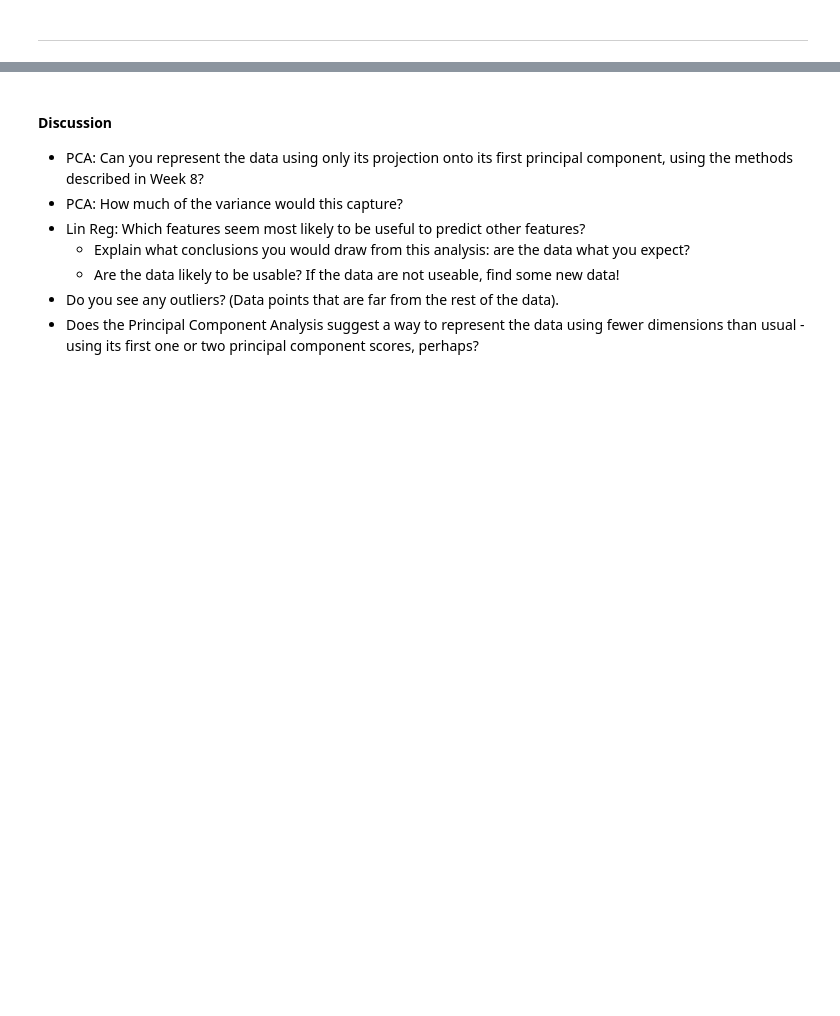
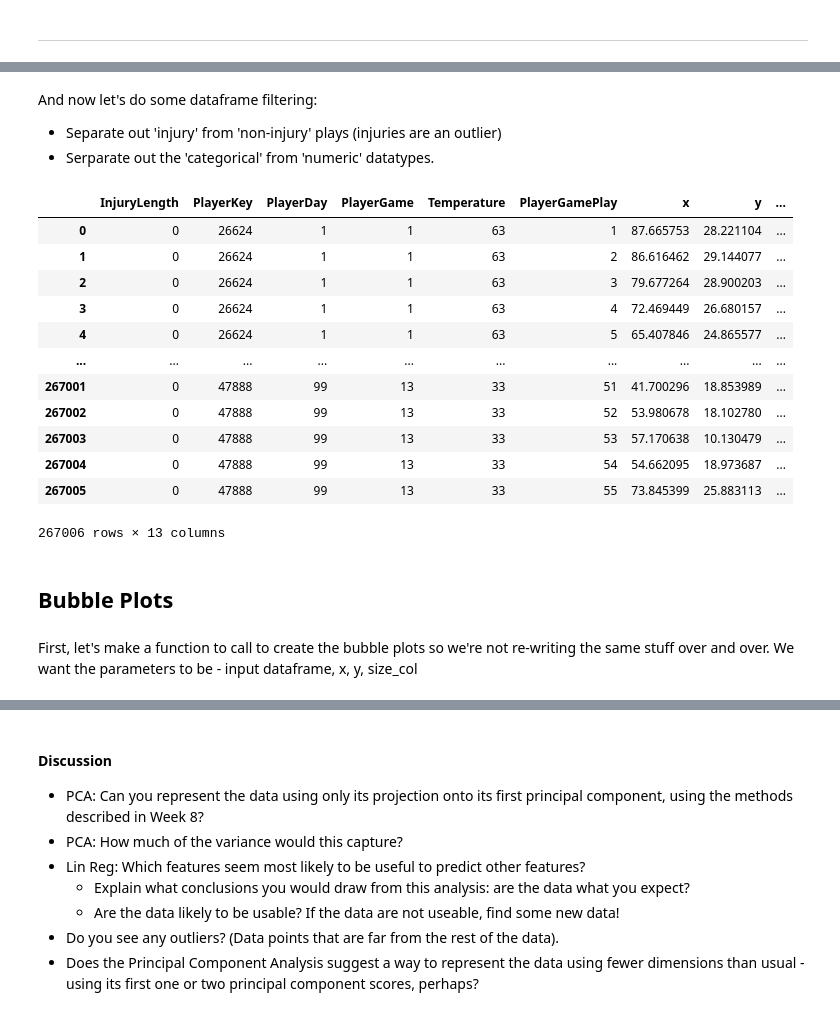
Before and after one commit to LeeMcFarling/AFL_Project, a Jupyter notebook: AFL_Final_Project/Week9.ipynb, the cells around one changed output, grey strips where cells are left out. Drawn from its saved outputs; the diff is of its cells as text; code cells hidden in the pictures; blank space fills up the shorter version.

```diff
--- a/AFL_Final_Project/Week9.ipynb
+++ b/AFL_Final_Project/Week9.ipynb
@@ -180,0 +215,20 @@ ____
+# %% [markdown]
+And now let's do some dataframe filtering:
+- Separate out 'injury' from 'non-injury' plays (injuries are an outlier)
+- Serparate out the 'categorical' from 'numeric' datatypes.
+# %%
+df_numeric
+# %% [output]
+|  | InjuryLength | PlayerKey | PlayerDay | PlayerGame | Temperature | PlayerGamePlay | x | y | ... |
+| 0 | 0 | 26624 | 1 | 1 | 63 | 1 | 87.665753 | 28.221104 | ... |
+| 1 | 0 | 26624 | 1 | 1 | 63 | 2 | 86.616462 | 29.144077 | ... |
+| 2 | 0 | 26624 | 1 | 1 | 63 | 3 | 79.677264 | 28.900203 | ... |
+| 3 | 0 | 26624 | 1 | 1 | 63 | 4 | 72.469449 | 26.680157 | ... |
+| 4 | 0 | 26624 | 1 | 1 | 63 | 5 | 65.407846 | 24.865577 | ... |
+| ... | ... | ... | ... | ... | ... | ... | ... | ... | ... |
+| 267001 | 0 | 47888 | 99 | 13 | 33 | 51 | 41.700296 | 18.853989 | ... |
+| 267002 | 0 | 47888 | 99 | 13 | 33 | 52 | 53.980678 | 18.102780 | ... |
+| 267003 | 0 | 47888 | 99 | 13 | 33 | 53 | 57.170638 | 10.130479 | ... |
+| 267004 | 0 | 47888 | 99 | 13 | 33 | 54 | 54.662095 | 18.973687 | ... |
+| 267005 | 0 | 47888 | 99 | 13 | 33 | 55 | 73.845399 | 25.883113 | ... |
+267006 rows × 13 columns
@@ -180,0 +249,4 @@ ____
+# %% [markdown]
+## **Bubble Plots**
+# %% [markdown]
+First, let's make a function to call to create the bubble plots so we're not re-writing the same stuff over and over. We want the parameters to be - input dataframe, x, y, size_col
```
Also changed, not shown: parts of 12 cells of this notebook.
